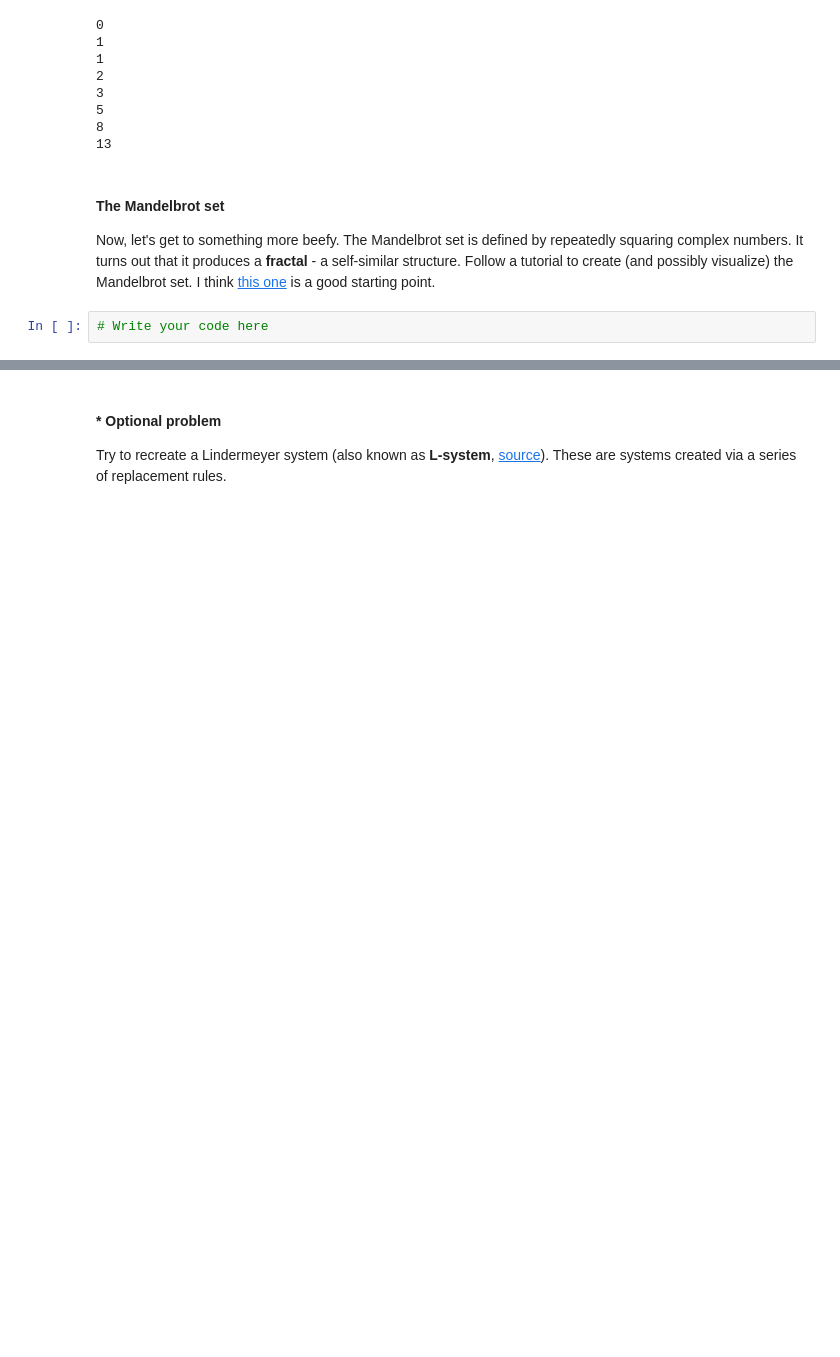
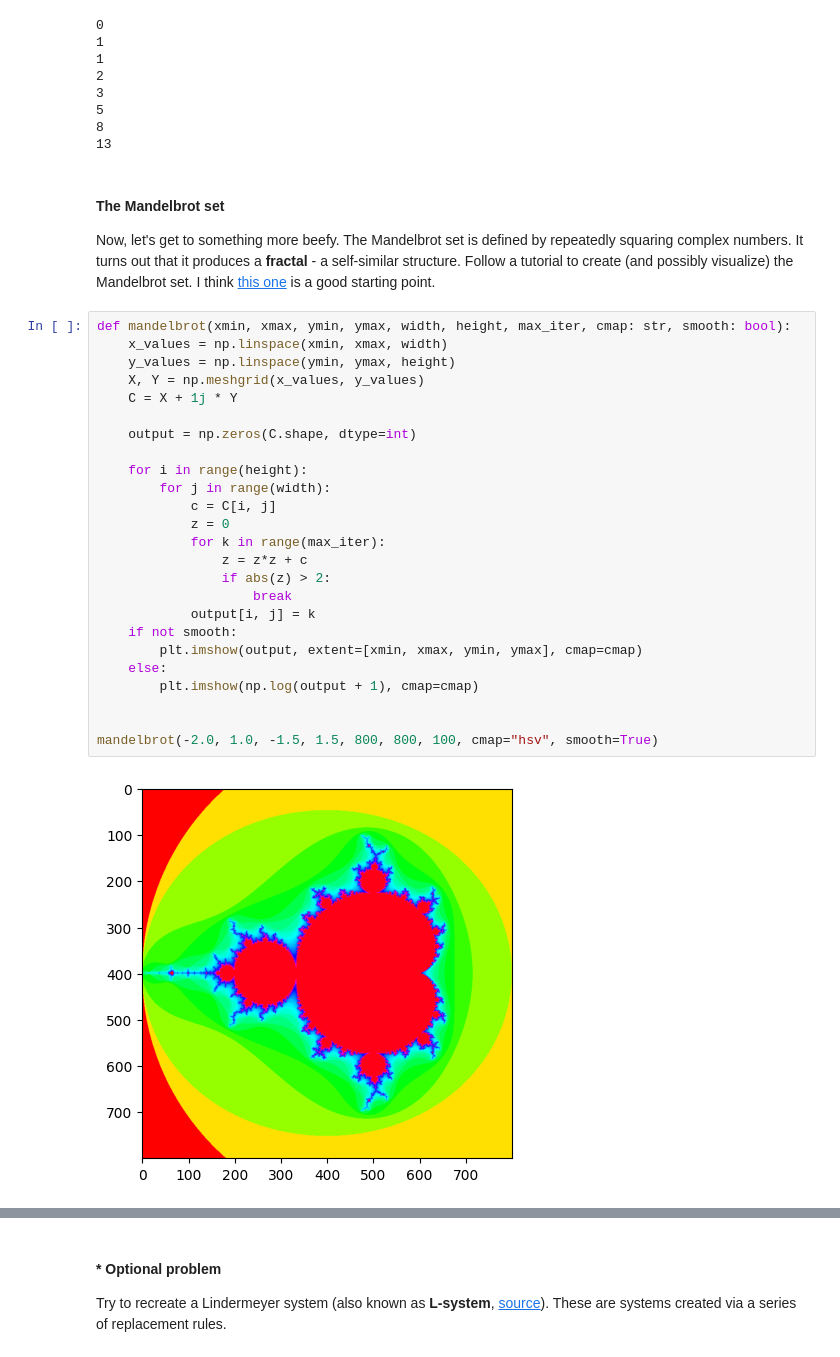
Before and after one commit to KingTheSim/ai_and_machine_learning_softuni_course_repo, a Jupyter notebook: math_concepts_for_developers/04.Basic-Algebra-Exercise/Basic Algebra Exercise.ipynb, the cells around one changed output, grey strips where cells are left out. Drawn from its saved outputs; the diff is of its cells as text; blank space fills up the shorter version.

```diff
--- a/math_concepts_for_developers/04.Basic-Algebra-Exercise/Basic Algebra Exercise.ipynb
+++ b/math_concepts_for_developers/04.Basic-Algebra-Exercise/Basic Algebra Exercise.ipynb
@@ -515,5 +522,30 @@ for i in fibonacci(20):
 # %% [markdown]
 #### The Mandelbrot set
 Now, let's get to something more beefy. The Mandelbrot set is defined by repeatedly squaring complex numbers. It turns out that it produces a **fractal** - a self-similar structure. Follow a tutorial to create (and possibly visualize) the Mandelbrot set. I think [this one](https://medium.com/swlh/visualizing-the-mandelbrot-set-using-python-50-lines-f6aa5a05cf0f) is a good starting point.
-# %%
-# Write your code here
+# %%
+def mandelbrot(xmin, xmax, ymin, ymax, width, height, max_iter, cmap: str, smooth: bool):
+    x_values = np.linspace(xmin, xmax, width)
+    y_values = np.linspace(ymin, ymax, height)
+    X, Y = np.meshgrid(x_values, y_values)
+    C = X + 1j * Y
+
+    output = np.zeros(C.shape, dtype=int)
+
+    for i in range(height):
+        for j in range(width):
+            c = C[i, j]
+            z = 0
+            for k in range(max_iter):
+                z = z*z + c
+                if abs(z) > 2:
+                    break
+            output[i, j] = k
+    if not smooth:
+        plt.imshow(output, extent=[xmin, xmax, ymin, ymax], cmap=cmap)
+    else:
+        plt.imshow(np.log(output + 1), cmap=cmap)
+
+
+mandelbrot(-2.0, 1.0, -1.5, 1.5, 800, 800, 100, cmap="hsv", smooth=True)
+# %% [output]
+[figure, added]
```
Also changed, not shown: parts of 14 cells of this notebook, 1 other file.
